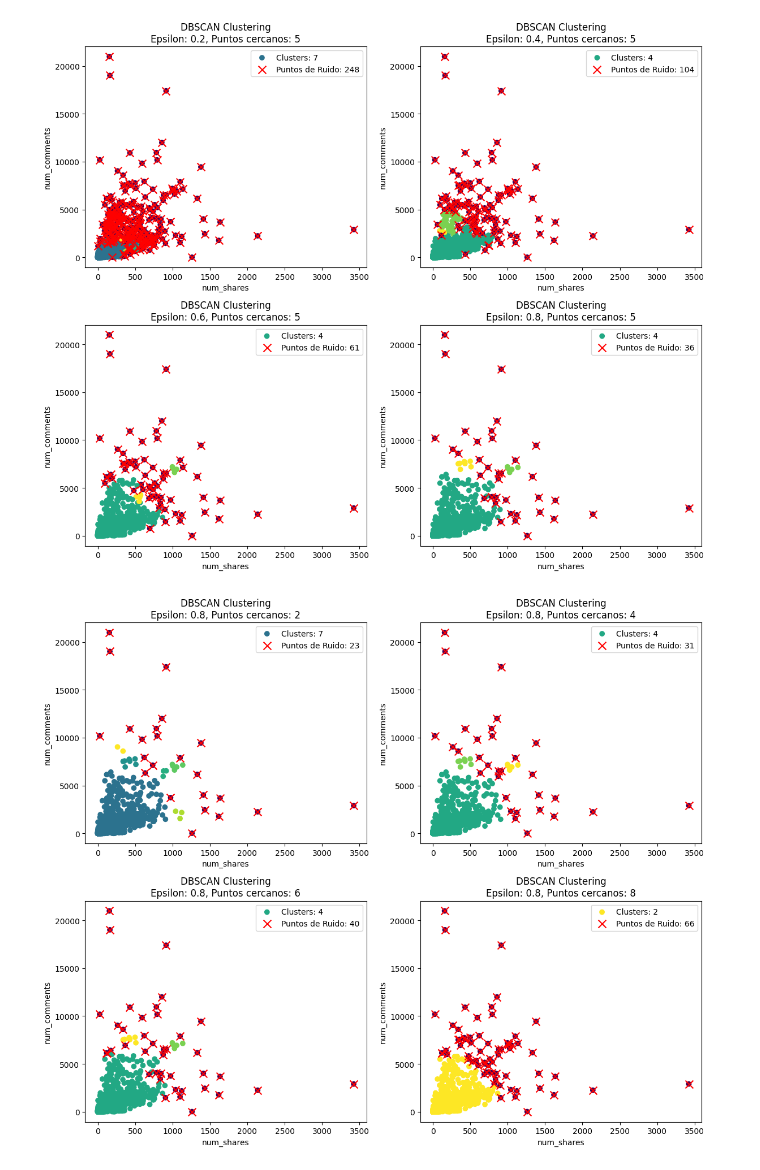
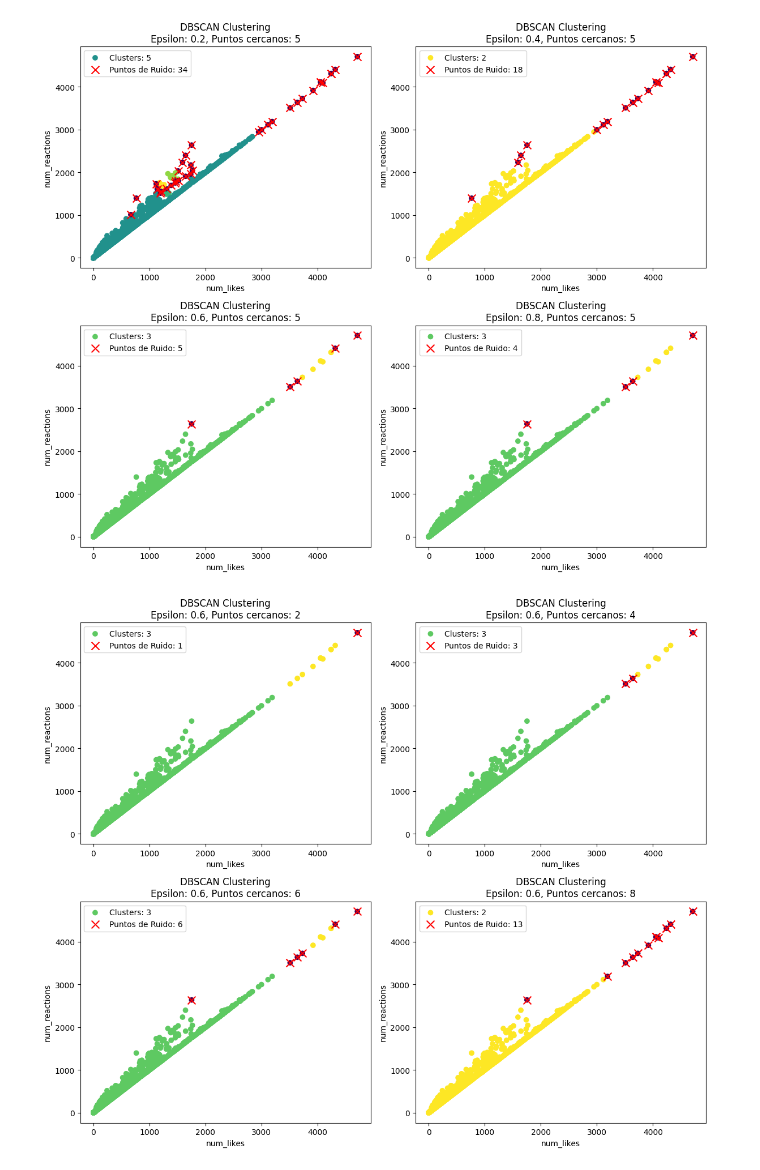
Before and after one commit to DiegoCastr00/Machine_Learning, a Jupyter notebook: Practica_2/DBSCAN.ipynb, the cells around one changed output. Drawn from its saved outputs; the diff is of its cells as text; code cells hidden in the pictures.

```diff
--- a/Practica_2/DBSCAN.ipynb
+++ b/Practica_2/DBSCAN.ipynb
@@ -32,35 +32,35 @@ def dbscan_epsilon(archivo_csv, columnas, epsilon_values, min_samples):
             if etiquetas[punto] == -1 or etiquetas[punto] == -2:
                 etiquetas[punto] = cluster_id
             i += 1
     data = pd.read_csv(archivo_csv)
     fig, axs = plt.subplots(2, 2, figsize=(12, 10))
     axs = axs.ravel()
     for idx, epsilon in enumerate(epsilon_values):
         X = data[columnas].values
         mean = np.mean(X, axis=0)
         std = np.std(X, axis=0)
         X_scaled = (X - mean) / std
         dbscan_labels = dbscan(X_scaled, epsilon, min_samples)
         data['DBSCAN_Labels'] = dbscan_labels
         num_clusters = len(set(dbscan_labels)) - (1 if -1 in dbscan_labels else 0)
         num_noise_points = list(dbscan_labels).count(-2)  # Puntos de ruido
         noise_points = data[data['DBSCAN_Labels'] == -2]
         axs[idx].scatter(data[columnas[0]], data[columnas[1]], c=dbscan_labels, cmap='viridis', label=f'Clusters: {num_clusters}')
         axs[idx].scatter(noise_points[columnas[0]], noise_points[columnas[1]], c='red', marker='x', s=100, label=f'Puntos de Ruido: {num_noise_points}')
         axs[idx].set_xlabel(columnas[0])
         axs[idx].set_ylabel(columnas[1])
         axs[idx].set_title(f'DBSCAN Clustering\nEpsilon: {epsilon}, Puntos cercanos: {min_samples}')
         axs[idx].legend()
     plt.tight_layout()
     plt.show()
 
 archivo_csv = 'live.csv'
-columnas_seleccionadas = ['num_shares', 'num_comments']
+columnas_seleccionadas = ['num_likes', 'num_reactions']
 epsilon_values = [0.2, 0.4, 0.6, 0.8]
 min_samples = 5
 dbscan_epsilon(archivo_csv, columnas_seleccionadas, epsilon_values, min_samples)
 # %% [output]
-[figure, old version]
+[figure, new version]
 # %%
 def dbscan_samples(archivo_csv, columnas, epsilon, min_samples_values):
     def dbscan(datos, epsilon, min_pts):
@@ -115,9 +115,9 @@ def dbscan_samples(archivo_csv, columnas, epsilon, min_samples_values):
     plt.show()
 
 archivo_csv = 'live.csv'
-columnas_seleccionadas = ['num_shares', 'num_comments']
-epsilon = 0.8
+columnas_seleccionadas = ['num_likes', 'num_reactions']
+epsilon = 0.6
 min_samples_values = [2, 4, 6, 8]
 dbscan_samples(archivo_csv, columnas_seleccionadas, epsilon, min_samples_values)
 # %% [output]
-[figure, old version]
+[figure, new version]
```
Also changed, not shown: 1 other file.
